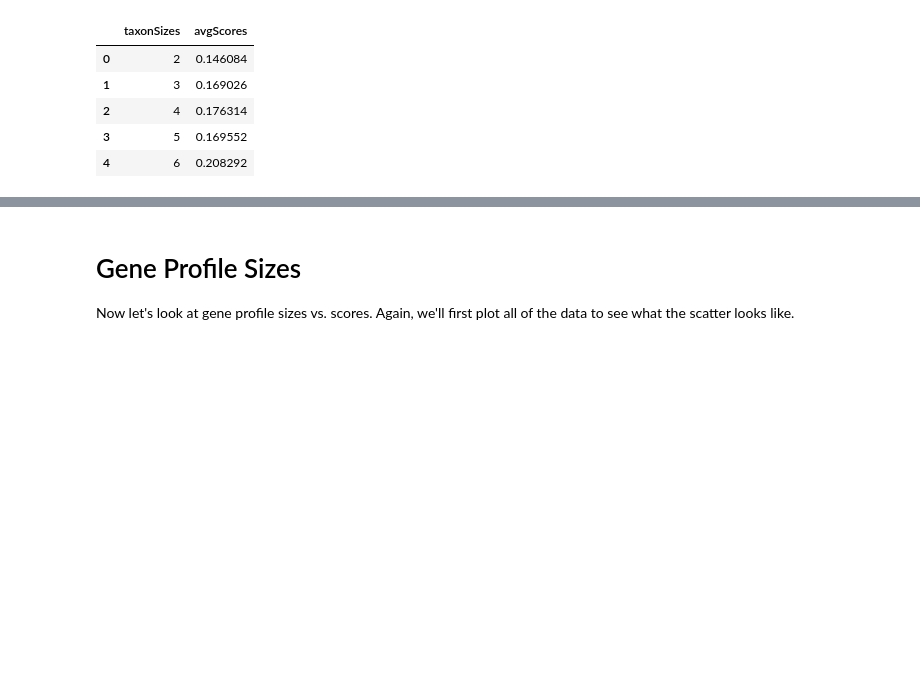
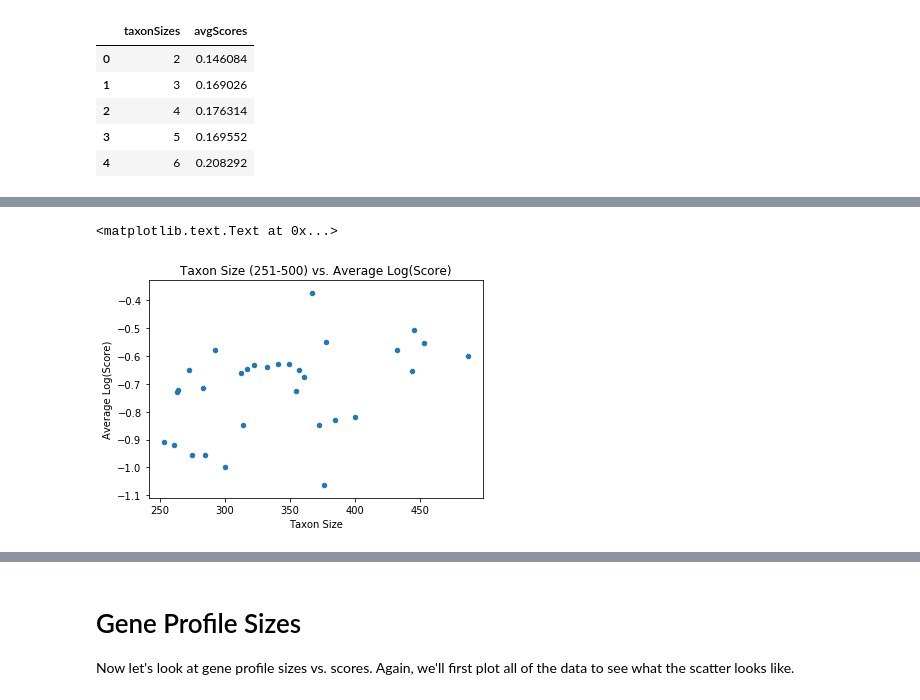
Before and after one commit to odumitr/Gene-and-Taxa-Analysis, a Jupyter notebook: src/regression_plot.ipynb, the cells around one changed output, grey strips where cells are left out. Saved outputs shown, nothing was run; the diff lists cells and outputs as text; code cells hidden in the pictures; blank space fills up the shorter version.

```diff
--- a/src/regression_plot.ipynb
+++ b/src/regression_plot.ipynb
@@ -163,4 +215,12 @@ plt.show()
 [figure]
+# %%
+mediumTaxaLog = taxonAndAvgScoresLog[(taxonAndAvgScoresLog['taxonSizes'] > 250) & (taxonAndAvgScoresLog['taxonSizes'] < 500)]
+mediumTaxaLog.plot('taxonSizes', 'avgScores', kind='scatter', title='Taxon Size (251-500) vs. Average Log(Score)')
+plt.xlabel('Taxon Size')
+plt.ylabel('Average Log(Score)')
+# %% [output]
+<matplotlib.text.Text at 0x...>
+[figure, added]
 # %%
 largeTaxa = taxonAndAvgScores[taxonAndAvgScores['taxonSizes'] > 500]
 largeTaxa.plot('taxonSizes', 'avgScores', kind='scatter', title='Taxon Size (>500) vs. Average Score')
```
Also changed, not shown: parts of 33 cells of this notebook.
